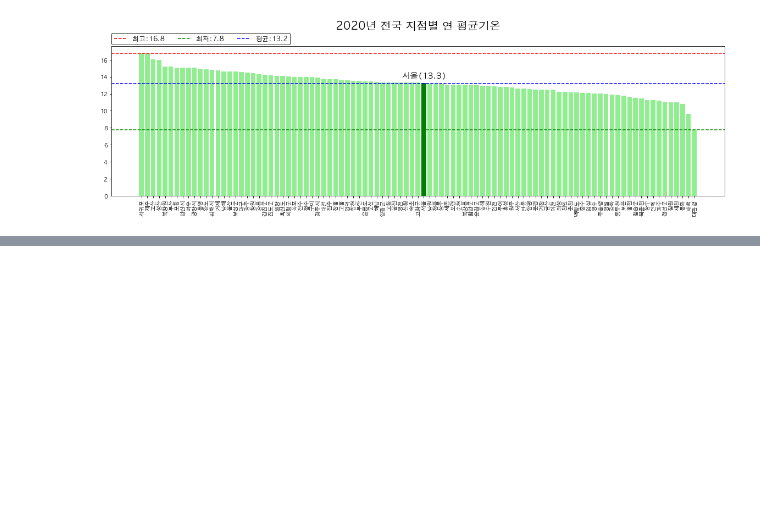
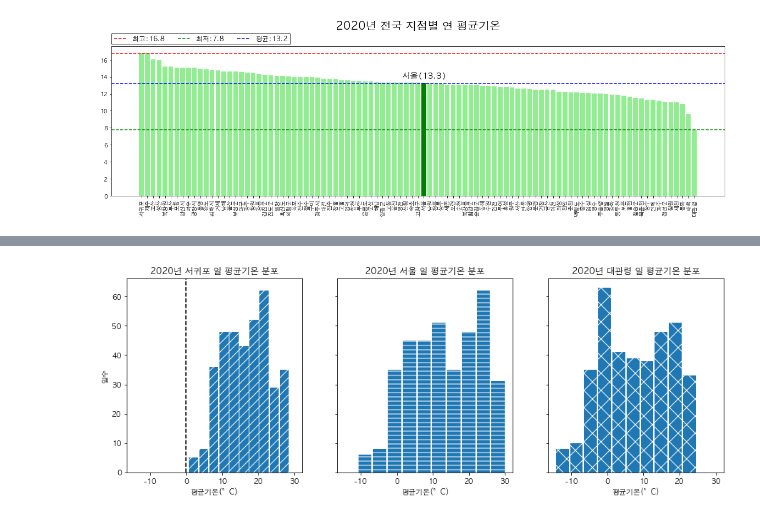
Before and after one commit to limetree-indigo/python-visualization, a Jupyter notebook: 09 전국 지점별 기온 분석/09 전국 지점별 기온 분석.ipynb, the cells around one changed output, grey strips where cells are left out. Cells and saved outputs as stored; diff of their text form; code cells hidden in the pictures; blank space fills up the shorter version.

Commit message:
09-4 지점별 기온 분포 시각화 - 히스토그램

```diff
--- a/09 전국 지점별 기온 분석/09 전국 지점별 기온 분석.ipynb
+++ b/09 전국 지점별 기온 분석/09 전국 지점별 기온 분석.ipynb
@@ -366,0 +370,4 @@ plt.show()
+# %%
+# 서귀포 서브셋
+df_2020_sgp = df_2020[df_2020['지점명']=='서귀포'].copy()
+df_2020_sgp
@@ -366,0 +388,4 @@ plt.show()
+# %%
+# 서울 서브셋
+df_2020_seoul = df_2020[df_2020['지점명']=='서울'].copy()
+df_2020_seoul
@@ -366,0 +406,4 @@ plt.show()
+# %%
+# 대관련 서브셋
+df_2020_dgr = df_2020[df_2020['지점명']=='대관령'].copy()
+df_2020_dgr
@@ -366,0 +426,2 @@ plt.show()
+# %%
+plt.rcParams
@@ -366,0 +446,32 @@ plt.show()
+# %%
+# 스타일 파라미터
+plt.rcParams['hatch.color'] = 'w'
+
+# 서브플롯 만들기(plt.subplots())
+fig, ax = plt.subplots(1,3, figsize=(15,5), sharex=True, sharey=True)
+
+# 서귀포 일평균 히스토그램
+ax[0].hist(df_2020_sgp['평균기온(°C)'], rwidth=0.9, hatch='//')
+ax[0].set_title('2020년 서귀포 일 평균기온 분포')
+ax[0].set_xlabel('평균기온(°C)')
+ax[0].set_ylabel('일수')
+
+# 서울 일평균 히스토그램
+ax[1].hist(df_2020_seoul['평균기온(°C)'], rwidth=0.9, hatch='--')
+ax[1].set_title('2020년 서울 일 평균기온 분포')
+ax[1].set_xlabel('평균기온(°C)')
+
+# 대관령 일평균 히스토그램
+ax[2].hist(df_2020_dgr['평균기온(°C)'], rwidth=0.9, hatch='x')
+ax[2].set_title('2020년 대관령 일 평균기온 분포')
+ax[2].set_xlabel('평균기온(°C)')
+
+# 0°C 수직선 표시
+ax[0].axvline(0, color='k', ls='--')
+ax[1].axvline(0, color='k', ls='--')
+ax[2].axvline(0, color='k', ls='--')
+
+
+plt.show()
+# %% [output]
+[figure, added]
```
Also changed, not shown: parts of 24 cells of this notebook.
